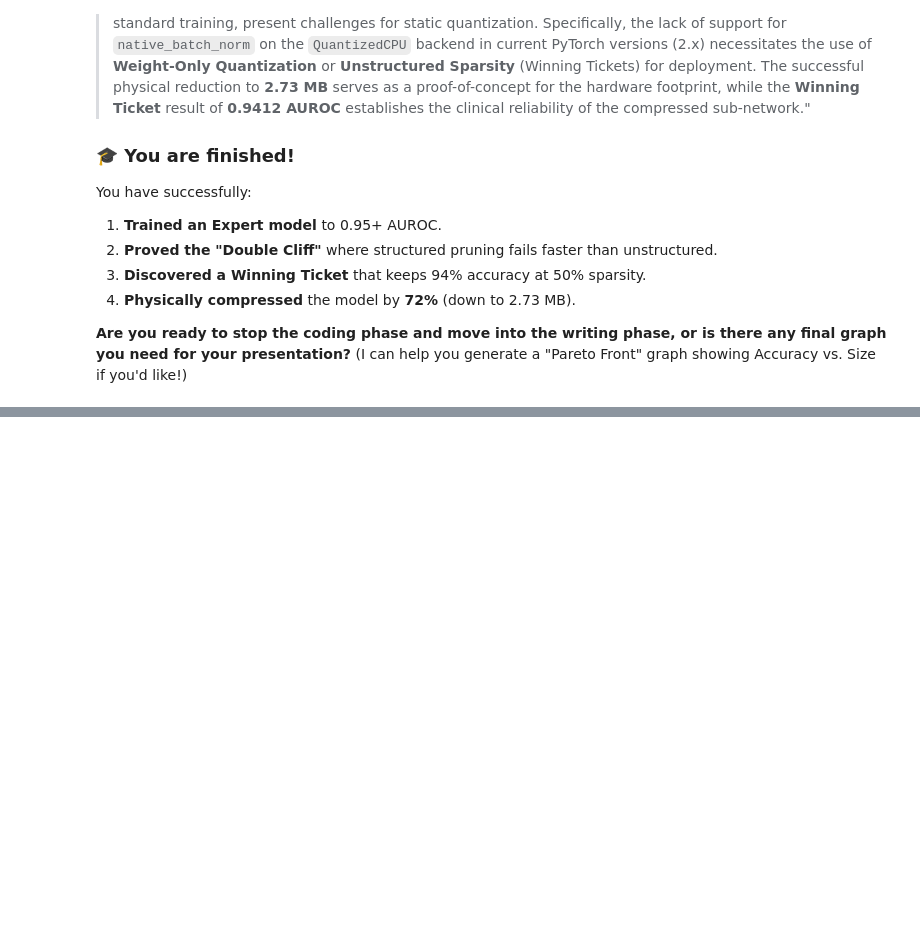
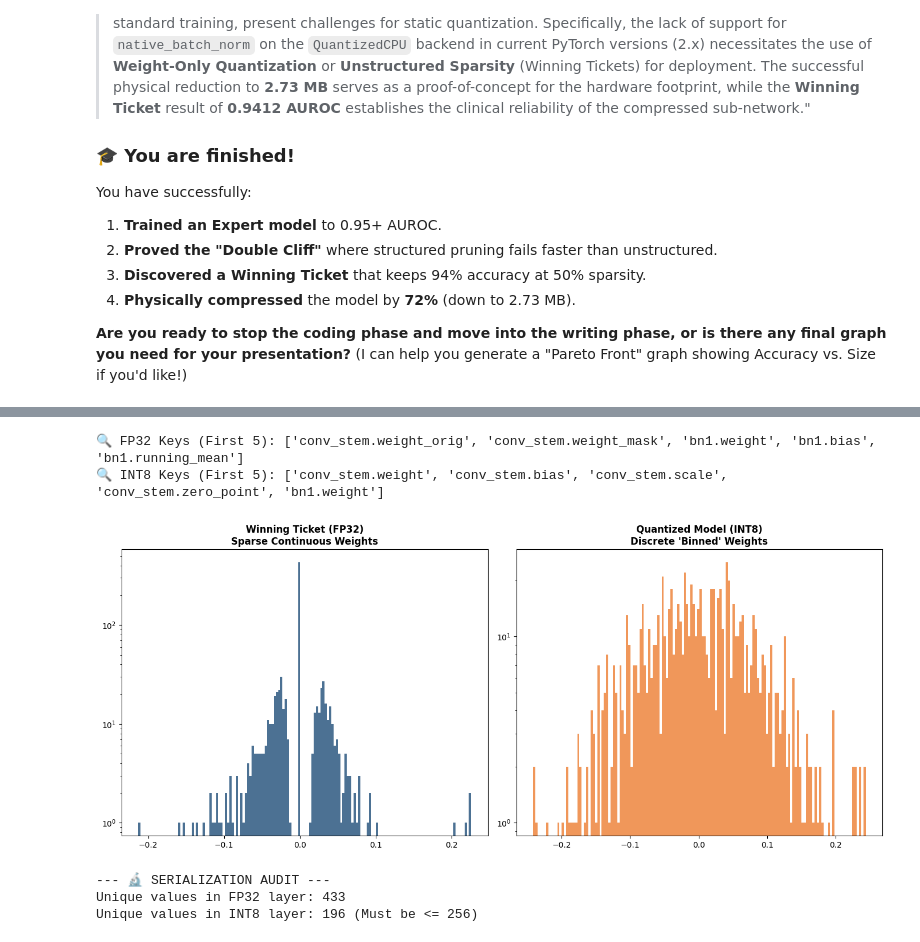
Before and after one commit to Swostik/lightweight_models, a Jupyter notebook: mobilenet_v4_timm copy.ipynb, the cells around one changed output, grey strips where cells are left out. Saved outputs shown, nothing was run; the diff lists cells and outputs as text; code cells hidden in the pictures; blank space fills up the shorter version.

```diff
--- a/mobilenet_v4_timm copy.ipynb
+++ b/mobilenet_v4_timm copy.ipynb
@@ -1602,0 +1713,63 @@ You have successfully:
+# %%
+print("🔍 FP32 Keys (First 5):", list(fp32_state.keys())[:5])
+print("🔍 INT8 Keys (First 5):", list(int8_state.keys())[:5])
+# %% [output]
+🔍 FP32 Keys (First 5): ['conv_stem.weight_orig', 'conv_stem.weight_mask', 'bn1.weight', 'bn1.bias', 'bn1.running_mean']
+🔍 INT8 Keys (First 5): ['conv_stem.weight', 'conv_stem.bias', 'conv_stem.scale', 'conv_stem.zero_point', 'bn1.weight']
+# %%
+import torch
+import matplotlib.pyplot as plt
+import numpy as np
+
+# 1. Load states
+fp32_state = torch.load('mnv4_winning_ticket_50.pth', map_location='cpu')
+int8_state = torch.load('mnv4_int8_final.pth', map_location='cpu')
+
+# 2. Extract FP32 Sparse Weights
+# We multiply the original weights by the mask to get the actual sparse weights
+orig = fp32_state['conv_stem.weight_orig'].numpy()
+mask = fp32_state['conv_stem.weight_mask'].numpy()
+fp32_weights = (orig * mask).flatten()
+
+# 3. Extract INT8 Weights
+# In the quantized file, 'conv_stem.weight' is already the processed integer tensor
+int8_tensor = int8_state['conv_stem.weight']
+
+# We need to dequantize it to see the values in 'float' space for the histogram
+if hasattr(int8_tensor, 'dequantize'):
+    int8_weights = int8_tensor.dequantize().numpy().flatten()
+else:
+    # Fallback if it's stored as a raw tensor with a separate scale/zero_point
+    scale = int8_state['conv_stem.scale'].item()
+    zp = int8_state['conv_stem.zero_point'].item()
+    int8_weights = (int8_tensor.float() - zp) * scale
+    int8_weights = int8_weights.numpy().flatten()
+
+# 4. Plotting
+plt.figure(figsize=(14, 6))
+
+plt.subplot(1, 2, 1)
+plt.hist(fp32_weights, bins=150, color='#1f4e78', alpha=0.8)
+plt.title("Winning Ticket (FP32)\nSparse Continuous Weights", fontweight='bold')
+plt.yscale('log') # Log scale helps see the small weights around the huge zero peak
+
+plt.subplot(1, 2, 2)
+plt.hist(int8_weights, bins=150, color='#ed7d31', alpha=0.8)
+plt.title("Quantized Model (INT8)\nDiscrete 'Binned' Weights", fontweight='bold')
+plt.yscale('log')
+
+plt.tight_layout()
+plt.show()
+
+# 5. Statistical Proof
+unique_fp32 = len(np.unique(fp32_weights))
+unique_int8 = len(np.unique(int8_weights))
+
+print(f"--- 🔬 SERIALIZATION AUDIT ---")
+print(f"Unique values in FP32 layer: {unique_fp32:,}")
+print(f"Unique values in INT8 layer: {unique_int8} (Must be <= 256)")
+# %% [output]
+[figure, added]
+--- 🔬 SERIALIZATION AUDIT ---
+Unique values in FP32 layer: 433
+Unique values in INT8 layer: 196 (Must be <= 256)
```
Also changed, not shown: parts of 20 cells of this notebook.
